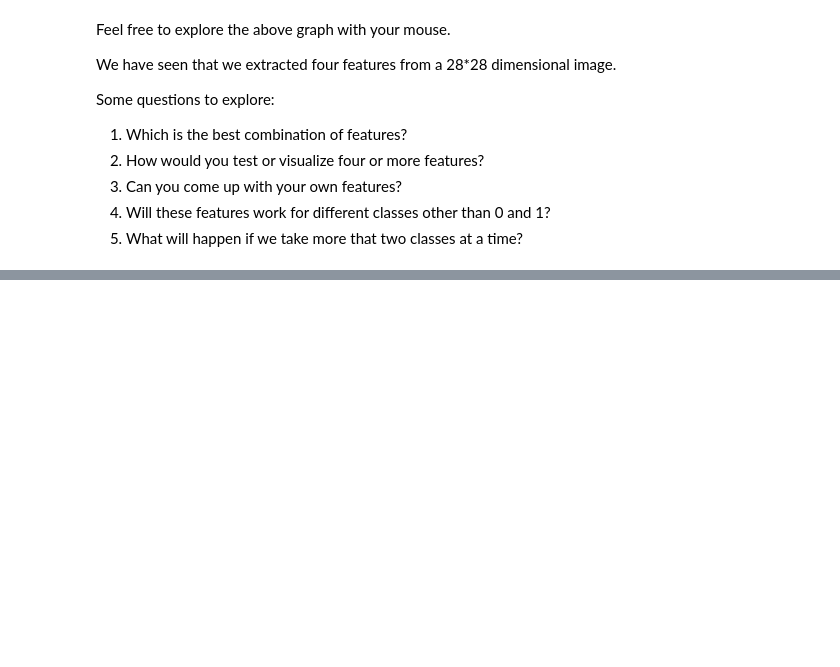
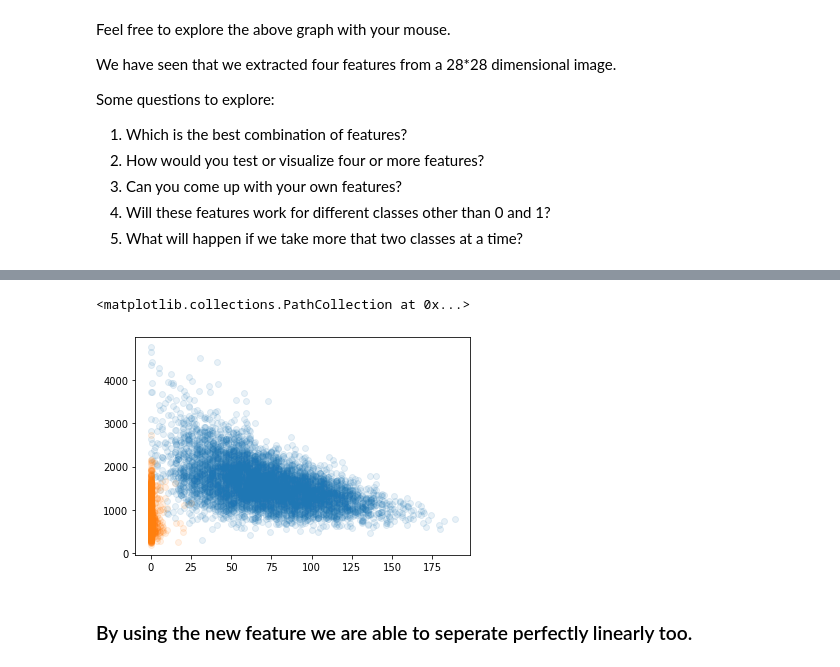
Before and after one commit to xander412/fmml2021, a Jupyter notebook: Lab1_Features_fmml.ipynb, the cells around one changed output, grey strips where cells are left out. Saved outputs shown, nothing was run; the diff lists cells and outputs as text; code cells hidden in the pictures; blank space fills up the shorter version.

```diff
--- a/Lab1_Features_fmml.ipynb
+++ b/Lab1_Features_fmml.ipynb
@@ -516,0 +573,8 @@ Some questions to explore:
+# %%
+plt.scatter(hole0,oData, alpha = 0.1)
+plt.scatter(hole1,iData, alpha = 0.1)
+# %% [output]
+<matplotlib.collections.PathCollection at 0x...>
+[figure, added]
+# %% [markdown]
+### By using the new feature we are able to seperate perfectly linearly too.
```
Also changed, not shown: parts of 16 cells of this notebook.
